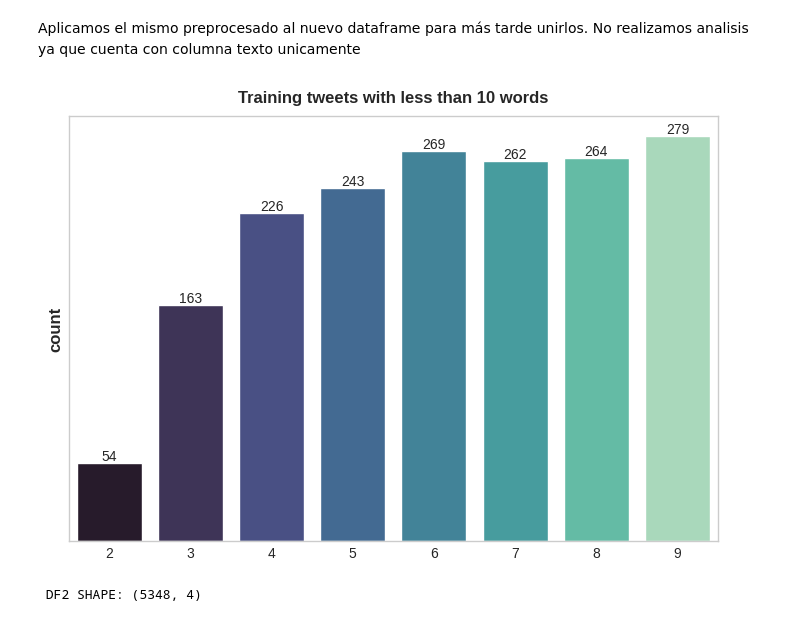
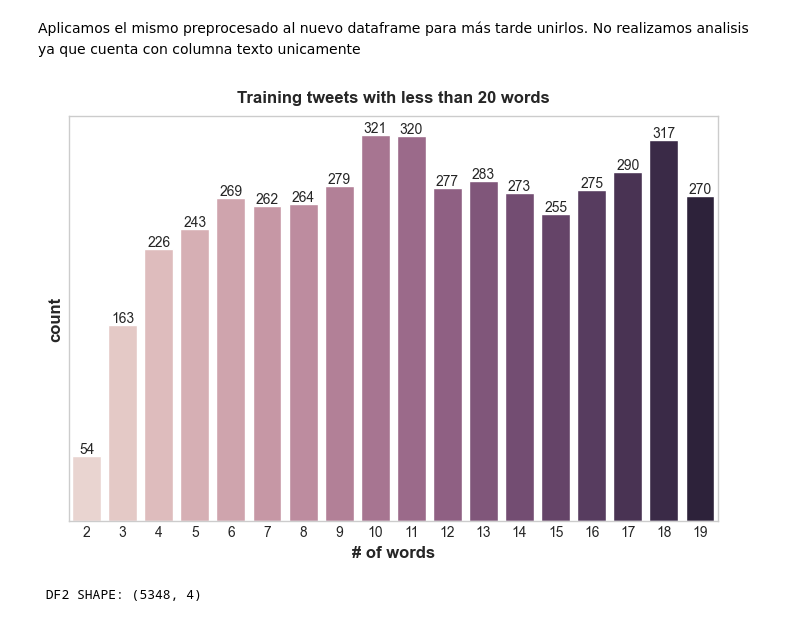
Before and after one commit to alexdrc00/Stock-Sentiment-Analysis, a Jupyter notebook: notebook/stock-sentiment-analysis.ipynb, the cells around one changed output. Cells and saved outputs as stored; diff of their text form; code cells hidden in the pictures.

```diff
--- a/notebook/stock-sentiment-analysis.ipynb
+++ b/notebook/stock-sentiment-analysis.ipynb
@@ -10,7 +10,7 @@ import matplotlib.pyplot as plt
 import seaborn as sns
 import os
 
-!pip install emoji==1.6.3
+#!pip install emoji==1.6.3
 #data processing
 import re, string
 import emoji
@@ -25,8 +25,9 @@ from sklearn.model_selection import train_test_split
 from sklearn.feature_extraction.text import CountVectorizer
 from sklearn.feature_extraction.text import TfidfTransformer
 from sklearn.naive_bayes import MultinomialNB
+from sklearn.model_selection import train_test_split
 
-!pip install transformers
+#!pip install transformers
 #transformers
 from transformers import BertTokenizerFast
 from transformers import TFBertModel
@@ -48,7 +49,7 @@ seed=42
 #set style for plots
 sns.set_style("whitegrid")
 sns.despine()
-plt.style.use("seaborn-whitegrid")
+plt.style.use("seaborn-v0_8-whitegrid")
 plt.rc("figure", autolayout=True)
 plt.rc("axes", labelweight="bold", labelsize="large", titleweight="bold", titlepad=10)
 # %% [output]
@@ -84,7 +70,7 @@ True
 # %%
-# Dataset Directory: BE SURE TO CHANGE THE ROOTDIR OF THE PROYECTO
-rootdir = os.path.join(os.getcwd(), 'drive/MyDrive/MBD/ADNE/TEXTO')
-dataset1_dir = os.path.join(rootdir, 'DATA/dataset_1/tweets_labelled_09042020_16072020.csv')
+# Dataset Directory: BE SURE TO CHANGE THE ROOTDIR OF THE PROJECT
+rootdir = os.path.join(os.getcwd(), os.pardir) # 'drive/MyDrive/MBD/ADNE/TEXTO'
+dataset1_dir = os.path.join(rootdir, 'data/dataset_1/tweets_labelled_09042020_16072020.csv')
 os.path.exists(dataset1_dir)
 # %% [output]
 True
@@ -238,11 +224,12 @@ for text in df.text_clean:
 df['text_len'] = text_len
 # %%
 plt.figure(figsize=(7,5))
-ax = sns.countplot(x='text_len', data=df[df['text_len']<20], palette='mako')
-plt.title('Training tweets with less than 10 words')
+ax = sns.countplot(x='text_len', data=df[df['text_len']<20], hue='text_len', legend=False)
+plt.title('Training tweets with less than 20 words')
 plt.yticks([])
-ax.bar_label(ax.containers[0])
+for i in range(len(ax.containers)):
+    ax.bar_label(ax.containers[i])
 plt.ylabel('count')
-plt.xlabel('')
+plt.xlabel('# of words')
 plt.show()
 # %% [output]
@@ -267,8 +266,0 @@ max_len=np.max(token_lens)
-# %%
-token_lens = []
-
-for i,txt in enumerate(df['text_clean'].values):
-    tokens = tokenizer.encode(txt, max_length=512, truncation=True)
-    token_lens.append(len(tokens))
-    if len(tokens)>80:
-        print(f"INDEX: {i}, TEXT: {txt}")
@@ -642,15 +591,16 @@ for text in df2.text_clean:
 df2['text_len'] = text_len
 # %%
 plt.figure(figsize=(7,5))
-ax = sns.countplot(x='text_len', data=df2[df2['text_len']<10], palette='mako')
-plt.title('Training tweets with less than 10 words')
+ax = sns.countplot(x='text_len', data=df2[df2['text_len']<20], hue='text_len', legend=False)
+plt.title('Training tweets with less than 20 words')
 plt.yticks([])
-ax.bar_label(ax.containers[0])
+for i in range(len(ax.containers)):
+    ax.bar_label(ax.containers[i])
 plt.ylabel('count')
-plt.xlabel('')
+plt.xlabel('# of words')
 plt.show()
 # %% [output]
-[figure, old version]
+[figure, new version]
 # %%
 df2 = df2[df2['text_len'] > 4]
 # %%
```
Also changed, not shown: parts of 52 cells of this notebook, 1 other file.
